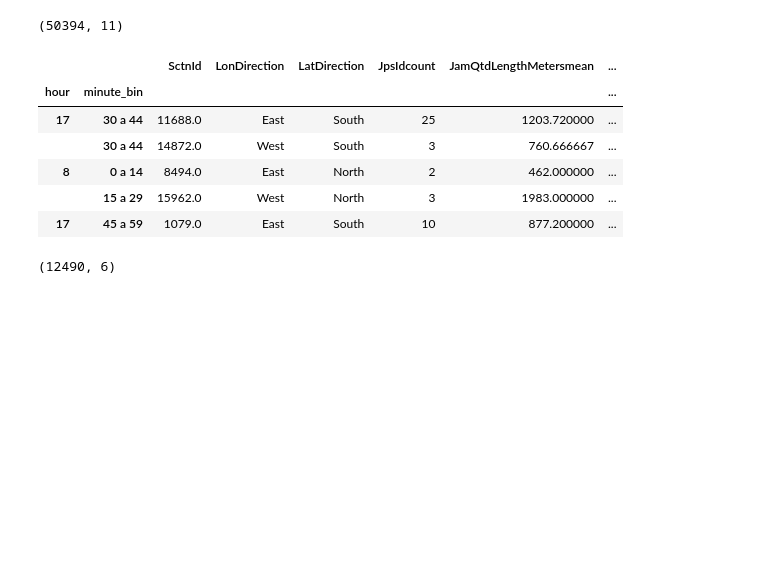
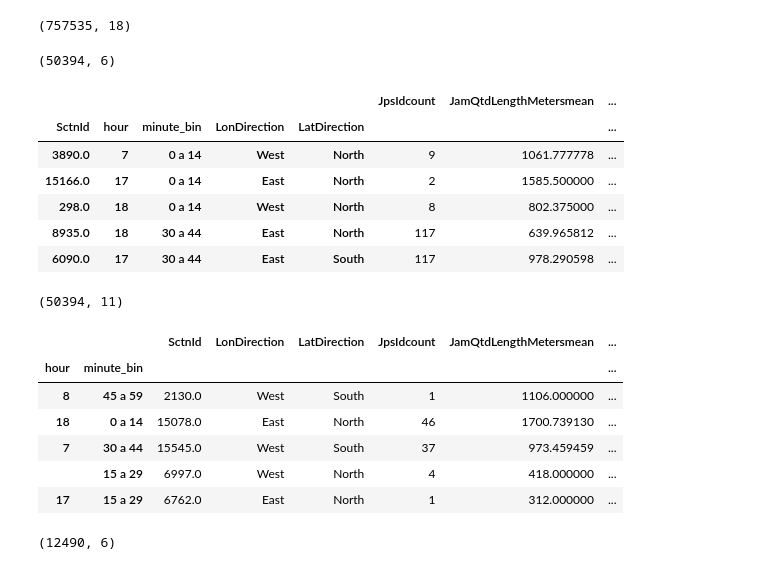
Before and after one commit to pmj-sepud/Joinville-Smart-Mobility, a Jupyter notebook: notebooks/reports/201801-GabrielBogo-Traffic_Probabilities.ipynb, the cells around one changed output. Drawn from its saved outputs; the diff is of its cells as text; code cells hidden in the pictures; blank space fills up the shorter version.

```diff
--- a/notebooks/reports/201801-GabrielBogo-Traffic_Probabilities.ipynb
+++ b/notebooks/reports/201801-GabrielBogo-Traffic_Probabilities.ipynb
@@ -85,44 +85,41 @@ display(df_jps.sample(5))
 # %%
-#Filter holidays from list of holidays in Brazil, from ANBIMA
+# Filter holidays from list of holidays in Brazil, from ANBIMA
 holidays = pd.read_excel(project_dir + "/data/external/feriados_nacionais.xls", skip_footer=9)
 holidays["Data"] = holidays["Data"].dt.date
 holiday_list = holidays["Data"].tolist()
 df_jps = df_jps[~df_jps["date"].isin(holiday_list)]
 
 #Since mere intersections of jams and sections count as jam for the entire section
 #there is an unavoidable overcounting of jams, even taken into account the jam's and
 #section's directions. For simplicity sake, let's ignore that.
 
 #Let's drop blocked congestions. We'll treat them as outliers.
 df_jps = df_jps[df_jps["JamIndLevelOfTraffic"] != 5.0]
 display(df_jps.shape)
 
-#Reindex for every section to have all possible datetime slots
-all_dt_slots = df_jps["MgrcDateStart"].unique()
-df_jps_gb = df_jps.groupby(["SctnId", "LonDirection","LatDirection"], group_keys=False)
-
-def reindex_dates(df):
-    df.set_index("MgrcDateStart", inplace=True)
-    df_reindexed, = df.align(all_dt_slots)
-    return df_reindexed
-
-df_jps_reindexed = df_jps_gb.apply(reindex_dates).reset_index(inplace=True)
-import pdb
-pdb.set_trace()
-
 #Aggregate traffic in slots of 15 minutes
 jps_per_timeslot = df_jps.groupby(["SctnId", "hour",
                                  "minute_bin", "LonDirection","LatDirection"])\
                          .agg({"JpsId": ['count'],
                                 "JamQtdLengthMeters": ["mean"],
                                 "JamSpdKmPerHour": ["mean"],
                                 "JamTimeDelayInSeconds": ["mean"],
                                 "JamIndLevelOfTraffic": ["mean"],
                                 "period": ["max"],
                                 })
-# jps_per_timeslot.columns = [''.join(col_name).strip() for col_name in jps_per_timeslot.columns.values]
-# print(jps_per_timeslot.shape)
-# jps_per_timeslot.sample(5)
+jps_per_timeslot.columns = [''.join(col_name).strip() for col_name in jps_per_timeslot.columns.values]
+print(jps_per_timeslot.shape)
+jps_per_timeslot.sample(5)
+# %% [output]
+(757535, 18)
+(50394, 6)
+|  |  |  |  |  | JpsIdcount | JamQtdLengthMetersmean | ... |
+| SctnId | hour | minute_bin | LonDirection | LatDirection |  |  | ... |
+| 3890.0 | 7 | 0 a 14 | West | North | 9 | 1061.777778 | ... |
+| 15166.0 | 17 | 0 a 14 | East | North | 2 | 1585.500000 | ... |
+| 298.0 | 18 | 0 a 14 | West | North | 8 | 802.375000 | ... |
+| 8935.0 | 18 | 30 a 44 | East | North | 117 | 639.965812 | ... |
+| 6090.0 | 17 | 30 a 44 | East | South | 117 | 978.290598 | ... |
 # %%
 #Merge dataset with total number of waze signals, for each bin
 jps_per_timeslot.reset_index(level=["SctnId", "LonDirection","LatDirection"], inplace=True)
@@ -142,11 +139,11 @@ jps_per_timeslot.sample(5)
 (50394, 11)
 |  |  | SctnId | LonDirection | LatDirection | JpsIdcount | JamQtdLengthMetersmean | ... |
 | hour | minute_bin |  |  |  |  |  | ... |
-| 17 | 30 a 44 | 11688.0 | East | South | 25 | 1203.720000 | ... |
-|  | 30 a 44 | 14872.0 | West | South | 3 | 760.666667 | ... |
-| 8 | 0 a 14 | 8494.0 | East | North | 2 | 462.000000 | ... |
-|  | 15 a 29 | 15962.0 | West | North | 3 | 1983.000000 | ... |
-| 17 | 45 a 59 | 1079.0 | East | South | 10 | 877.200000 | ... |
+| 8 | 45 a 59 | 2130.0 | West | South | 1 | 1106.000000 | ... |
+| 18 | 0 a 14 | 15078.0 | East | North | 46 | 1700.739130 | ... |
+| 7 | 30 a 44 | 15545.0 | West | South | 37 | 973.459459 | ... |
+|  | 15 a 29 | 6997.0 | West | North | 4 | 418.000000 | ... |
+| 17 | 15 a 29 | 6762.0 | East | North | 1 | 312.000000 | ... |
 # %%
 jps_per_timeslot["notraffic_prob"] = 1 - jps_per_timeslot["slot_traffic_prob"]
 jps_per_timeslot["weighted_JamSpdKmPerHourmean"] = jps_per_timeslot["slot_traffic_prob"]*jps_per_timeslot["JamSpdKmPerHourmean"]
```
Also changed, not shown: parts of 2 cells of this notebook.
